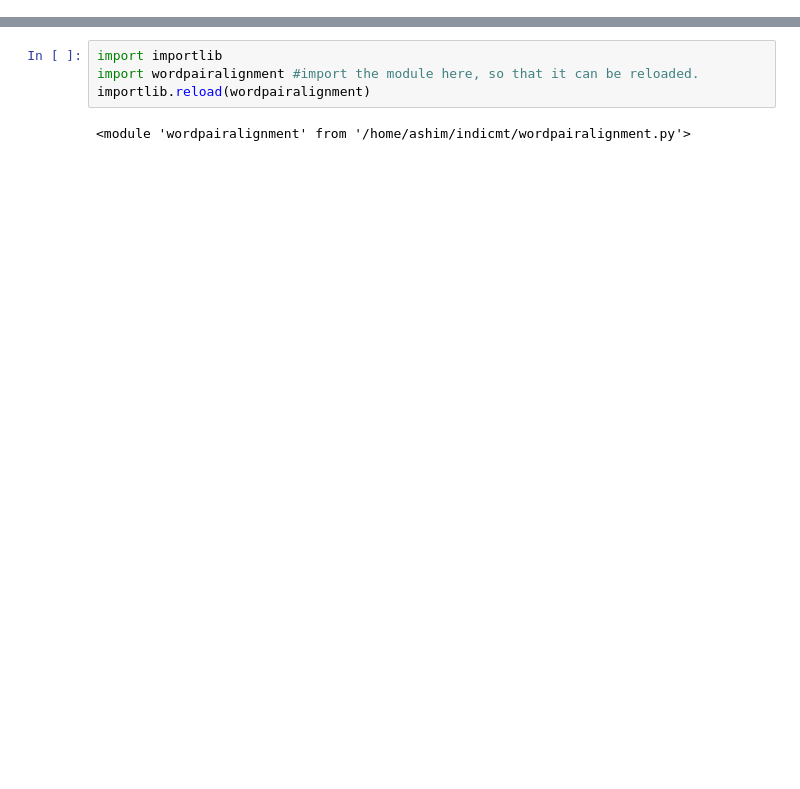
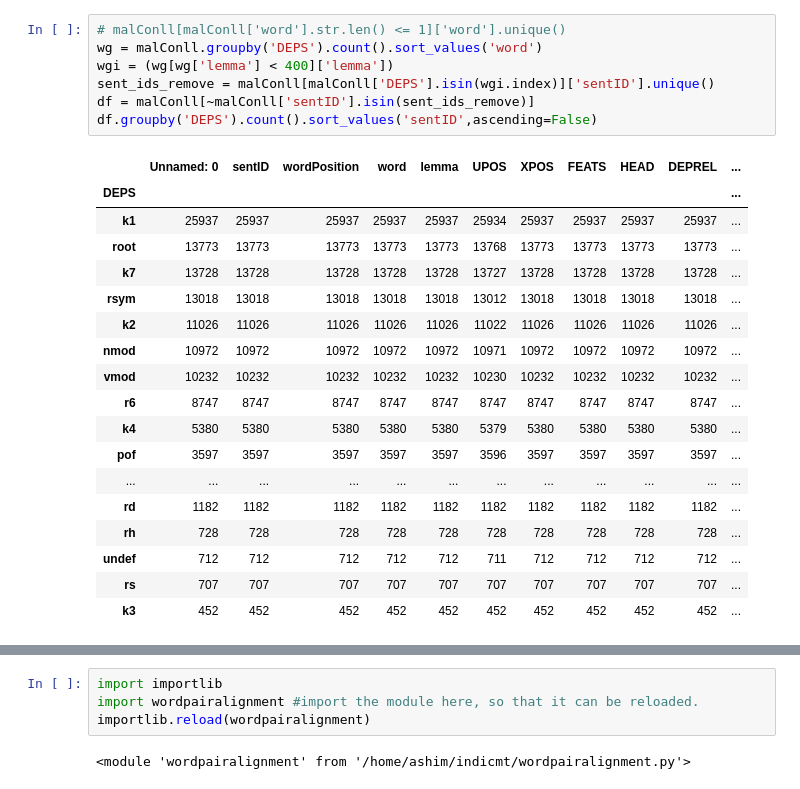
Before and after one commit to ashim95/IndicLM, a Jupyter notebook: generate_nonce_pairs.ipynb, the cells around one changed output, grey strips where cells are left out. Saved outputs shown, nothing was run; the diff lists cells and outputs as text; blank space fills up the shorter version.

```diff
--- a/generate_nonce_pairs.ipynb
+++ b/generate_nonce_pairs.ipynb
@@ -36,0 +47,26 @@ See the caveats in the documentation: http://pandas.pydata.org/pandas-docs/stabl
+# %%
+# malConll[malConll['word'].str.len() <= 1]['word'].unique()
+wg = malConll.groupby('DEPS').count().sort_values('word')
+wgi = (wg[wg['lemma'] < 400]['lemma'])
+sent_ids_remove = malConll[malConll['DEPS'].isin(wgi.index)]['sentID'].unique()
+df = malConll[~malConll['sentID'].isin(sent_ids_remove)]
+df.groupby('DEPS').count().sort_values('sentID',ascending=False)
+# %% [output]
+|  | Unnamed: 0 | sentID | wordPosition | word | lemma | UPOS | XPOS | FEATS | HEAD | DEPREL | ... |
+| DEPS |  |  |  |  |  |  |  |  |  |  | ... |
+| k1 | 25937 | 25937 | 25937 | 25937 | 25937 | 25934 | 25937 | 25937 | 25937 | 25937 | ... |
+| root | 13773 | 13773 | 13773 | 13773 | 13773 | 13768 | 13773 | 13773 | 13773 | 13773 | ... |
+| k7 | 13728 | 13728 | 13728 | 13728 | 13728 | 13727 | 13728 | 13728 | 13728 | 13728 | ... |
+| rsym | 13018 | 13018 | 13018 | 13018 | 13018 | 13012 | 13018 | 13018 | 13018 | 13018 | ... |
+| k2 | 11026 | 11026 | 11026 | 11026 | 11026 | 11022 | 11026 | 11026 | 11026 | 11026 | ... |
+| nmod | 10972 | 10972 | 10972 | 10972 | 10972 | 10971 | 10972 | 10972 | 10972 | 10972 | ... |
+| vmod | 10232 | 10232 | 10232 | 10232 | 10232 | 10230 | 10232 | 10232 | 10232 | 10232 | ... |
+| r6 | 8747 | 8747 | 8747 | 8747 | 8747 | 8747 | 8747 | 8747 | 8747 | 8747 | ... |
+| k4 | 5380 | 5380 | 5380 | 5380 | 5380 | 5379 | 5380 | 5380 | 5380 | 5380 | ... |
+| pof | 3597 | 3597 | 3597 | 3597 | 3597 | 3596 | 3597 | 3597 | 3597 | 3597 | ... |
+| ... | ... | ... | ... | ... | ... | ... | ... | ... | ... | ... | ... |
+| rd | 1182 | 1182 | 1182 | 1182 | 1182 | 1182 | 1182 | 1182 | 1182 | 1182 | ... |
+| rh | 728 | 728 | 728 | 728 | 728 | 728 | 728 | 728 | 728 | 728 | ... |
+| undef | 712 | 712 | 712 | 712 | 712 | 711 | 712 | 712 | 712 | 712 | ... |
+| rs | 707 | 707 | 707 | 707 | 707 | 707 | 707 | 707 | 707 | 707 | ... |
+| k3 | 452 | 452 | 452 | 452 | 452 | 452 | 452 | 452 | 452 | 452 | ... |
```
Also changed, not shown: parts of 9 cells of this notebook.
